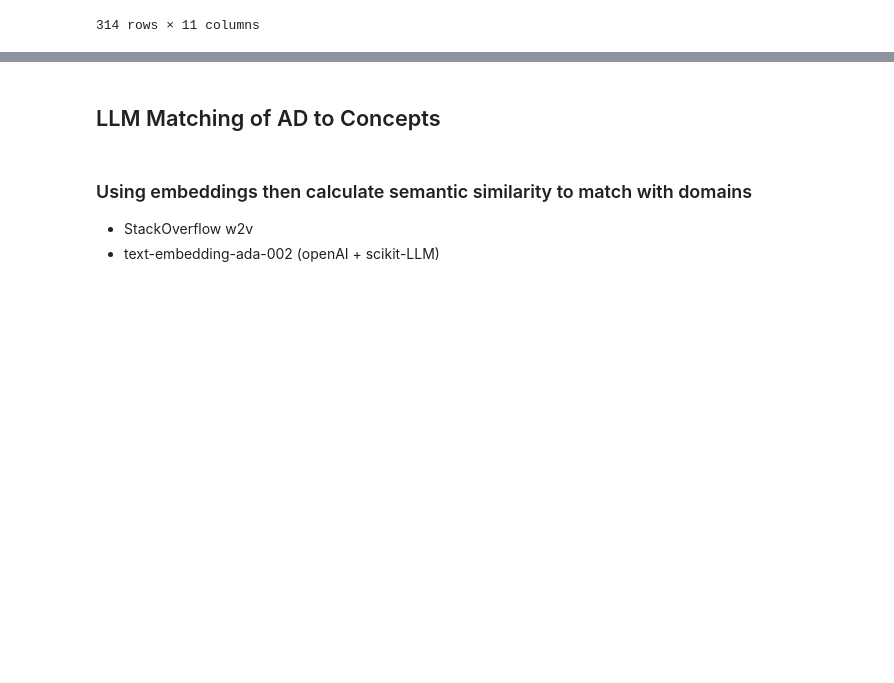
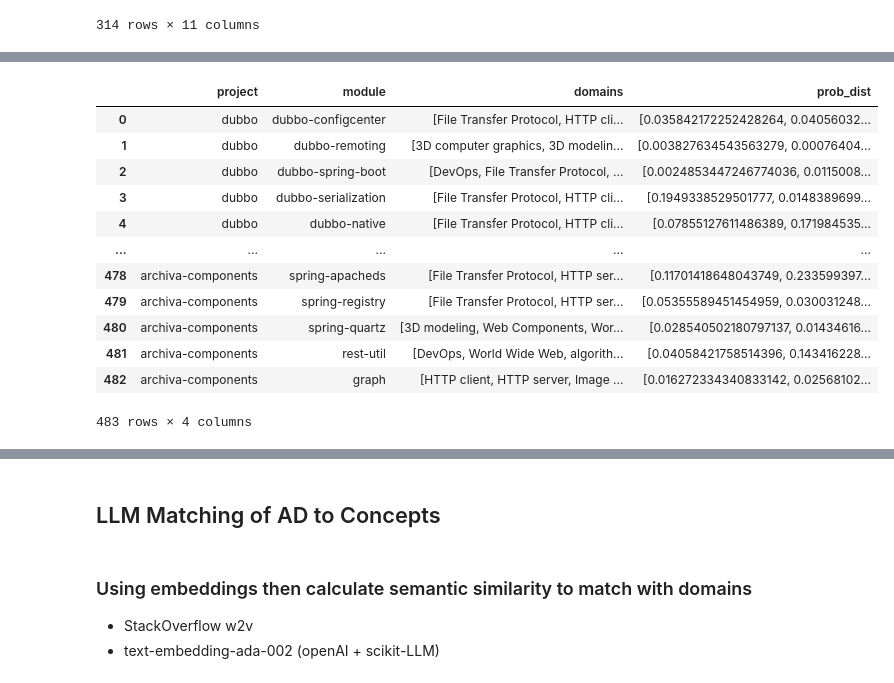
Before and after one commit to zakipauzi/concept-domain-coverage, a Jupyter notebook: 2_topic_ad_matching_embeddings.ipynb, the cells around one changed output, grey strips where cells are left out. Saved outputs shown, nothing was run; the diff lists cells and outputs as text; code cells hidden in the pictures; blank space fills up the shorter version.

```diff
--- a/2_topic_ad_matching_embeddings.ipynb
+++ b/2_topic_ad_matching_embeddings.ipynb
@@ -39 +39,44 @@ anno_df.head()
+# %%
+import ast
+
+updated_rows = []
+
+for row in anno_sub_df.values:
+
+    updated_labels = []
+    updated_dist = []
+    this_row = []
+
+    labels = row[0]
+    values = row[1]
+
+    labels = ast.literal_eval(labels)
+    values = ast.literal_eval(values)
+
+    for i, l in enumerate(labels):
+        if float(values[i]) > 0:
+            this_row.append((l,values[i]))
+
+    for vals in this_row:
+        updated_labels.append(vals[0])
+        updated_dist.append(vals[1])
+
+    updated_rows.append((updated_labels, updated_dist))
+# %%
+updated_anno_df = pd.concat([anno_df, pd.DataFrame(updated_rows, columns=["domains", "prob_dist"])], axis=1).drop(columns=["labels","distribution"])
+updated_anno_df
+# %% [output]
+|  | project | module | domains | prob_dist |
+| 0 | dubbo | dubbo-configcenter | [File Transfer Protocol, HTTP cli... | [0.035842172252428264, 0.04056032... |
+| 1 | dubbo | dubbo-remoting | [3D computer graphics, 3D modelin... | [0.003827634543563279, 0.00076404... |
+| 2 | dubbo | dubbo-spring-boot | [DevOps, File Transfer Protocol, ... | [0.0024853447246774036, 0.0115008... |
+| 3 | dubbo | dubbo-serialization | [File Transfer Protocol, HTTP cli... | [0.1949338529501777, 0.0148389699... |
+| 4 | dubbo | dubbo-native | [File Transfer Protocol, HTTP cli... | [0.07855127611486389, 0.171984535... |
+| ... | ... | ... | ... | ... |
+| 478 | archiva-components | spring-apacheds | [File Transfer Protocol, HTTP ser... | [0.11701418648043749, 0.233599397... |
+| 479 | archiva-components | spring-registry | [File Transfer Protocol, HTTP ser... | [0.05355589451454959, 0.030031248... |
+| 480 | archiva-components | spring-quartz | [3D modeling, Web Components, Wor... | [0.028540502180797137, 0.01434616... |
+| 481 | archiva-components | rest-util | [DevOps, World Wide Web, algorith... | [0.04058421758514396, 0.143416228... |
+| 482 | archiva-components | graph | [HTTP client, HTTP server, Image ... | [0.016272334340833142, 0.02568102... |
+483 rows × 4 columns
 # %%
```
Also changed, not shown: parts of 5 cells of this notebook.
